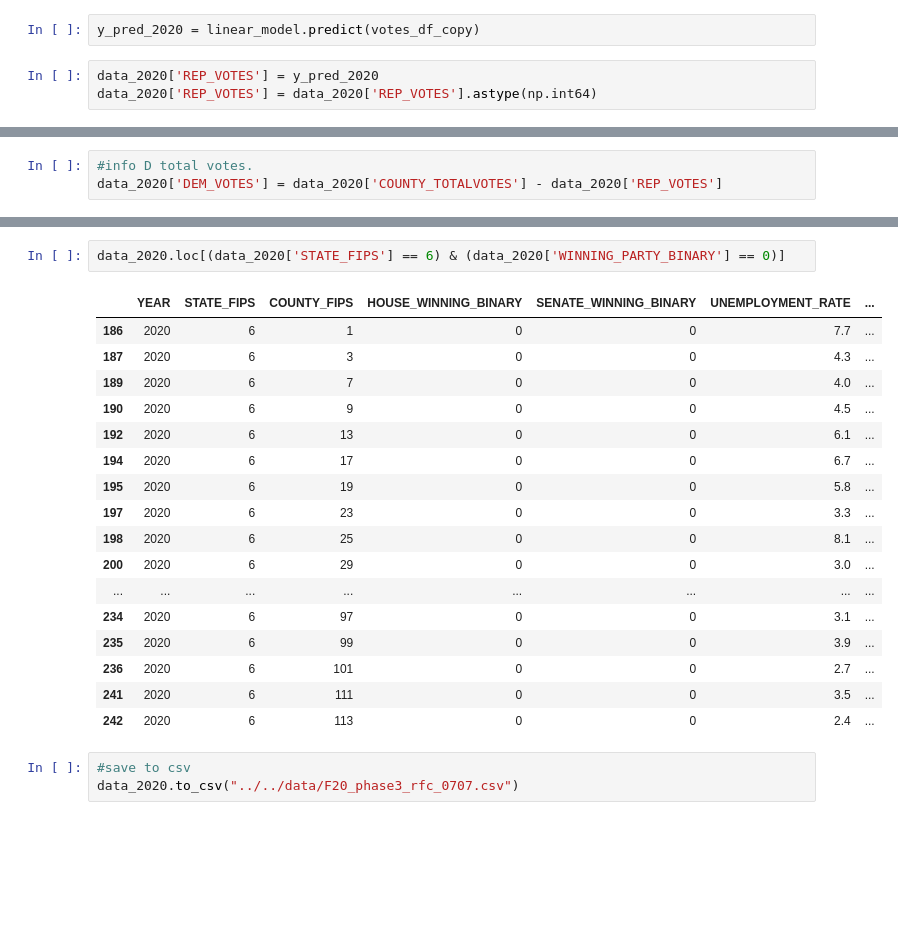
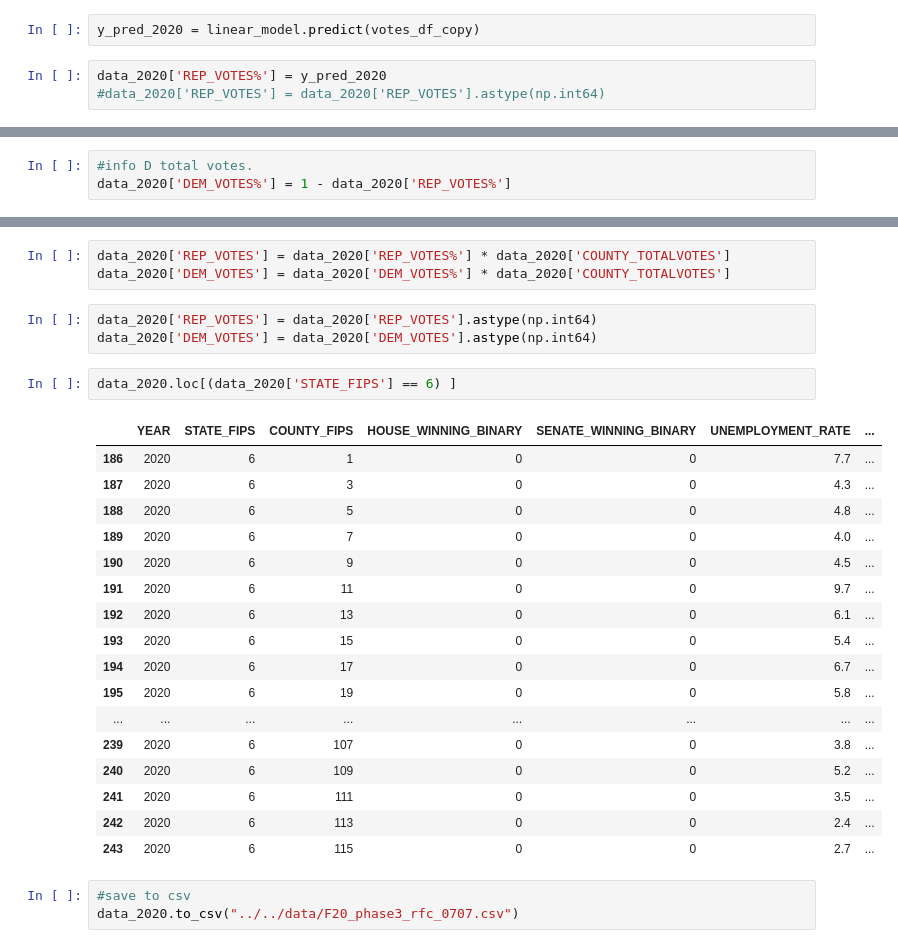
Before and after one commit to ehuang13/w210-presidential-election, a Jupyter notebook: harith/notebook/2020 Prediction Pipeline Phase 1.ipynb, the cells around one changed output, grey strips where cells are left out. Cells and saved outputs as stored; diff of their text form; blank space fills up the shorter version.

```diff
--- a/harith/notebook/2020 Prediction Pipeline Phase 1.ipynb
+++ b/harith/notebook/2020 Prediction Pipeline Phase 1.ipynb
@@ -698,8 +736,8 @@ votes_df_copy = votes_df[['STATE_FIPS', 'COUNTY_FIPS', 'COUNTY_TOTALVOTES', 'WIN
 # %%
 y_pred_2020 = linear_model.predict(votes_df_copy)
 # %%
-data_2020['REP_VOTES'] = y_pred_2020
-data_2020['REP_VOTES'] = data_2020['REP_VOTES'].astype(np.int64)
+data_2020['REP_VOTES%'] = y_pred_2020
+#data_2020['REP_VOTES'] = data_2020['REP_VOTES'].astype(np.int64)
 # %%
 data_2020
 # %% [output]
@@ -719,3 +757,3 @@ data_2020
 # %%
 #info D total votes.
-data_2020['DEM_VOTES'] = data_2020['COUNTY_TOTALVOTES'] - data_2020['REP_VOTES']
+data_2020['DEM_VOTES%'] = 1 - data_2020['REP_VOTES%']
@@ -722,23 +797,29 @@ data_2020['DEM_VOTES'] = data_2020['COUNTY_TOTALVOTES'] - data_2020['REP_VOTES']
+# %%
+data_2020['REP_VOTES'] = data_2020['REP_VOTES%'] * data_2020['COUNTY_TOTALVOTES']
+data_2020['DEM_VOTES'] = data_2020['DEM_VOTES%'] * data_2020['COUNTY_TOTALVOTES']
+# %%
+data_2020['REP_VOTES'] = data_2020['REP_VOTES'].astype(np.int64)
+data_2020['DEM_VOTES'] = data_2020['DEM_VOTES'].astype(np.int64)
 # %%
-data_2020.loc[(data_2020['STATE_FIPS'] == 6) & (data_2020['WINNING_PARTY_BINARY'] == 0)]
+data_2020.loc[(data_2020['STATE_FIPS'] == 6) ]
 # %% [output]
 |  | YEAR | STATE_FIPS | COUNTY_FIPS | HOUSE_WINNING_BINARY | SENATE_WINNING_BINARY | UNEMPLOYMENT_RATE | ... |
 | 186 | 2020 | 6 | 1 | 0 | 0 | 7.7 | ... |
 | 187 | 2020 | 6 | 3 | 0 | 0 | 4.3 | ... |
+| 188 | 2020 | 6 | 5 | 0 | 0 | 4.8 | ... |
 | 189 | 2020 | 6 | 7 | 0 | 0 | 4.0 | ... |
 | 190 | 2020 | 6 | 9 | 0 | 0 | 4.5 | ... |
+| 191 | 2020 | 6 | 11 | 0 | 0 | 9.7 | ... |
 | 192 | 2020 | 6 | 13 | 0 | 0 | 6.1 | ... |
+| 193 | 2020 | 6 | 15 | 0 | 0 | 5.4 | ... |
 | 194 | 2020 | 6 | 17 | 0 | 0 | 6.7 | ... |
 | 195 | 2020 | 6 | 19 | 0 | 0 | 5.8 | ... |
-| 197 | 2020 | 6 | 23 | 0 | 0 | 3.3 | ... |
-| 198 | 2020 | 6 | 25 | 0 | 0 | 8.1 | ... |
-| 200 | 2020 | 6 | 29 | 0 | 0 | 3.0 | ... |
 | ... | ... | ... | ... | ... | ... | ... | ... |
-| 234 | 2020 | 6 | 97 | 0 | 0 | 3.1 | ... |
-| 235 | 2020 | 6 | 99 | 0 | 0 | 3.9 | ... |
-| 236 | 2020 | 6 | 101 | 0 | 0 | 2.7 | ... |
+| 239 | 2020 | 6 | 107 | 0 | 0 | 3.8 | ... |
+| 240 | 2020 | 6 | 109 | 0 | 0 | 5.2 | ... |
 | 241 | 2020 | 6 | 111 | 0 | 0 | 3.5 | ... |
 | 242 | 2020 | 6 | 113 | 0 | 0 | 2.4 | ... |
+| 243 | 2020 | 6 | 115 | 0 | 0 | 2.7 | ... |
 # %%
 #save to csv
 data_2020.to_csv("../../data/F20_phase3_rfc_0707.csv")
```
Also changed, not shown: parts of 31 cells of this notebook, 3 other files.
